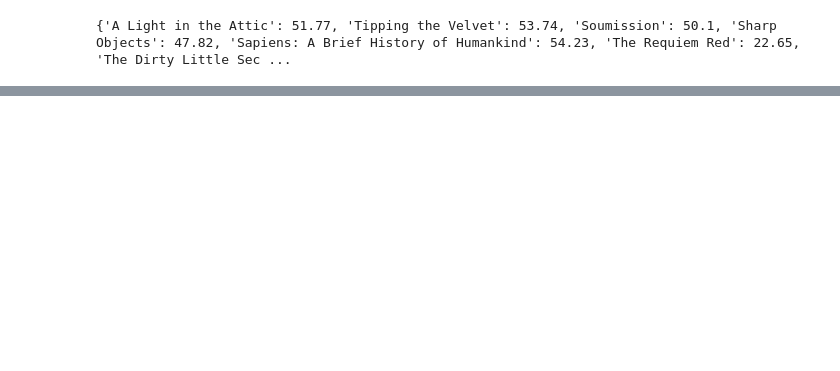
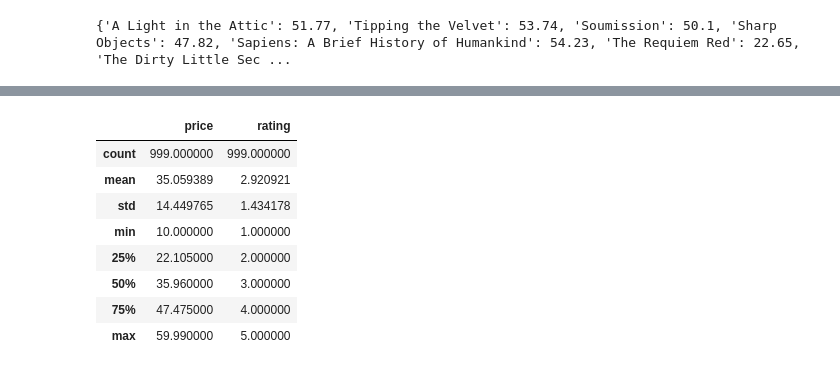
Before and after one commit to limcatcat/practice, a Jupyter notebook: practice_webscraper.ipynb, the cells around one changed output, grey strips where cells are left out. Drawn from its saved outputs; the diff is of its cells as text; code cells hidden in the pictures; blank space fills up the shorter version.

```diff
--- a/practice_webscraper.ipynb
+++ b/practice_webscraper.ipynb
@@ -378,0 +558,12 @@ print(product_dict)
+# %%
+df_books.describe()
+# %% [output]
+|  | price | rating |
+| count | 999.000000 | 999.000000 |
+| mean | 35.059389 | 2.920921 |
+| std | 14.449765 | 1.434178 |
+| min | 10.000000 | 1.000000 |
+| 25% | 22.105000 | 2.000000 |
+| 50% | 35.960000 | 3.000000 |
+| 75% | 47.475000 | 4.000000 |
+| max | 59.990000 | 5.000000 |
```
Also changed, not shown: parts of 22 cells of this notebook.
